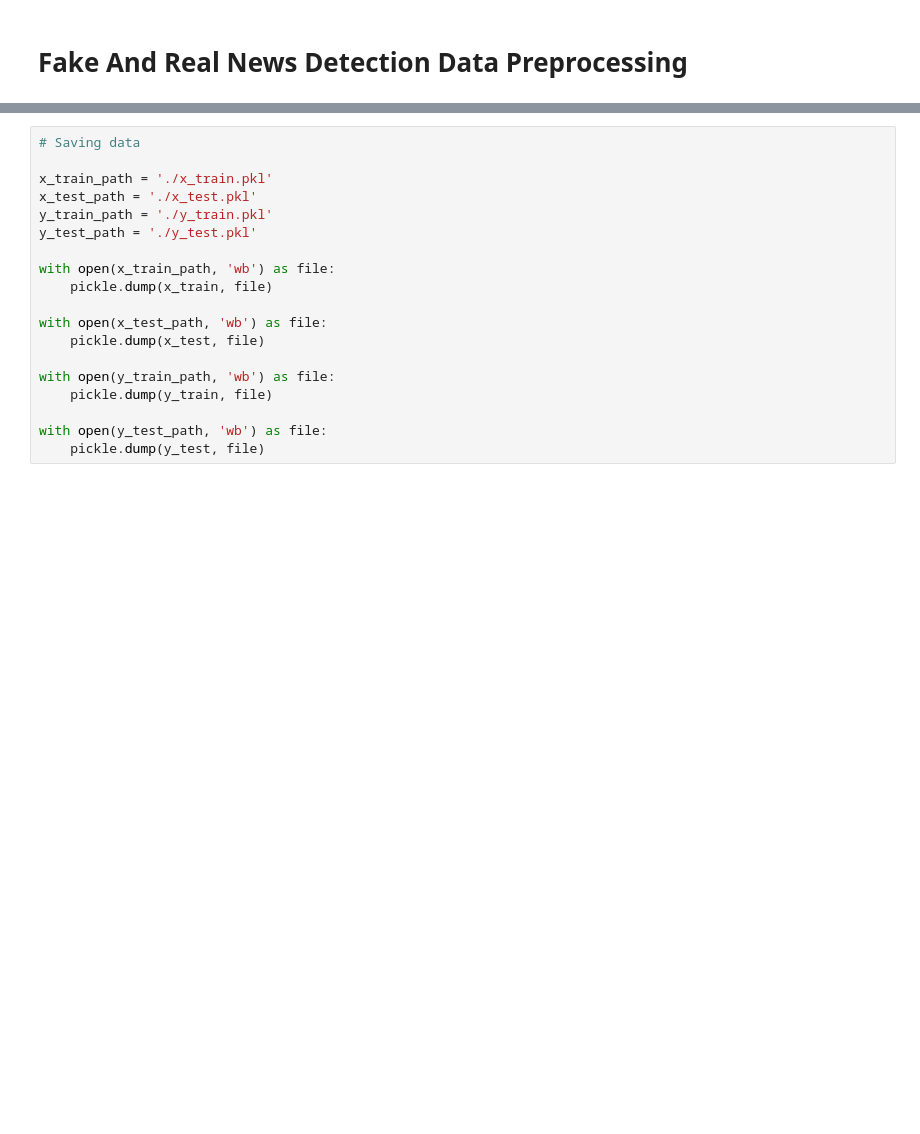
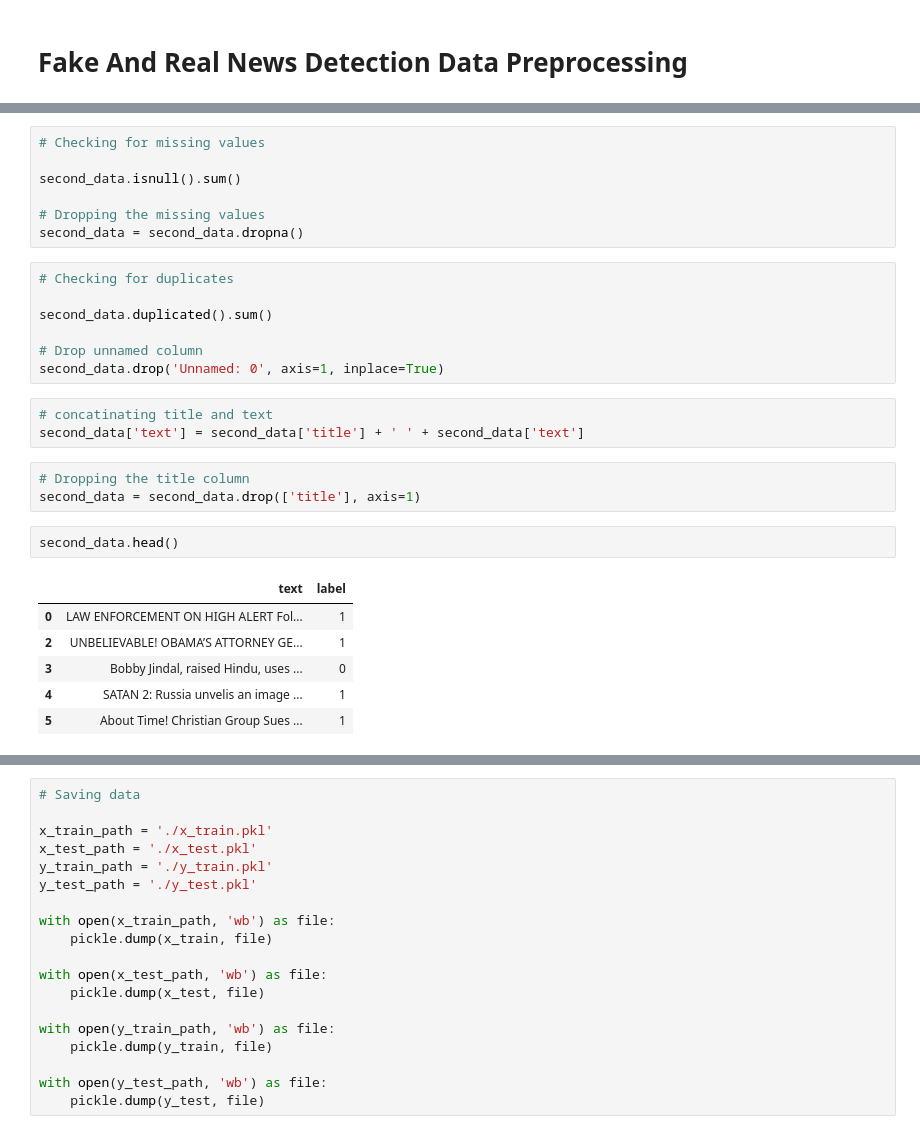
Before and after one commit to me3eh/-Bar-BoRoSa, a Jupyter notebook: model/data/preprocessing.ipynb, the cells around one changed output, grey strips where cells are left out. Drawn from its saved outputs; the diff is of its cells as text; blank space fills up the shorter version.

```diff
--- a/model/data/preprocessing.ipynb
+++ b/model/data/preprocessing.ipynb
@@ -22 +49,30 @@ data.head()
+# %%
+# Checking for missing values
+
+second_data.isnull().sum()
+
+# Dropping the missing values
+second_data = second_data.dropna()
+# %%
+# Checking for duplicates
+
+second_data.duplicated().sum()
+
+# Drop unnamed column
+second_data.drop('Unnamed: 0', axis=1, inplace=True)
+# %%
+# concatinating title and text
+second_data['text'] = second_data['title'] + ' ' + second_data['text']
+# %%
+# Dropping the title column
+second_data = second_data.drop(['title'], axis=1)
+# %%
+second_data.head()
+# %% [output]
+|  | text | label |
+| 0 | LAW ENFORCEMENT ON HIGH ALERT Fol... | 1 |
+| 2 | UNBELIEVABLE! OBAMA’S ATTORNEY GE... | 1 |
+| 3 | Bobby Jindal, raised Hindu, uses ... | 0 |
+| 4 | SATAN 2: Russia unvelis an image ... | 1 |
+| 5 | About Time! Christian Group Sues ... | 1 |
 # %%
```
Also changed, not shown: parts of 15 cells of this notebook, 3 other files.
